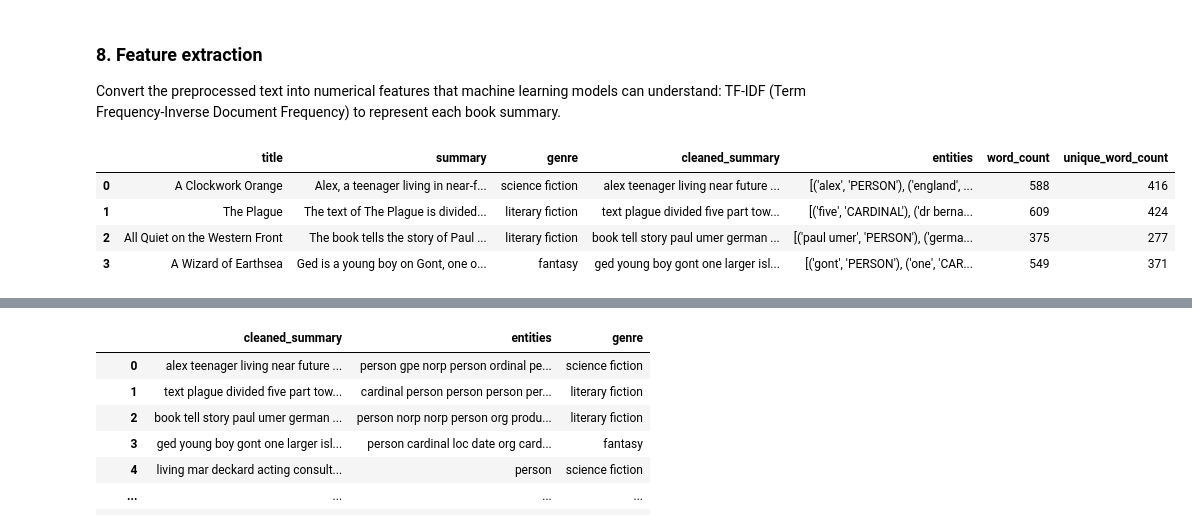
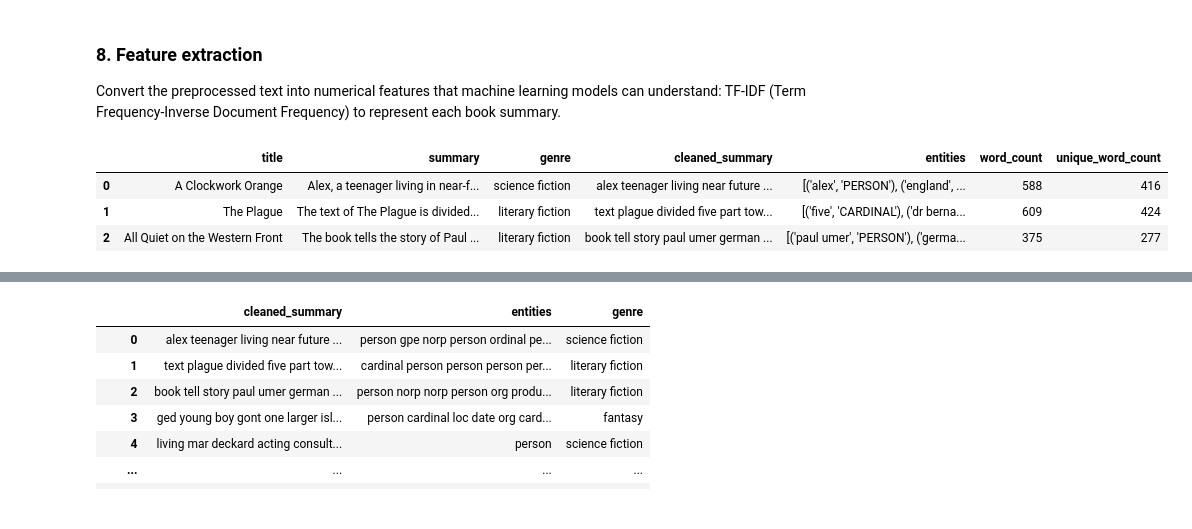
Before and after one commit to foscanit/final_project, a Jupyter notebook: notebooks/Train_models.ipynb, the cells around one changed output, grey strips where cells are left out. Saved outputs shown, nothing was run; the diff lists cells and outputs as text; code cells hidden in the pictures.

```diff
--- a/notebooks/Train_models.ipynb
+++ b/notebooks/Train_models.ipynb
@@ -29,13 +29,12 @@ from xgboost import XGBClassifier
 from sklearn.model_selection import train_test_split
 # %%
 data = pd.read_csv("/Users/usuari/Desktop/Ironhack/BOOTCAMP/projects/final_project/data/model_data.csv")
-data.head(4)
+data.head(3)
 # %% [output]
 |  | title | summary | genre | cleaned_summary | entities | word_count | unique_word_count |
 | 0 | A Clockwork Orange | Alex, a teenager living in near-f... | science fiction | alex teenager living near future ... | [('alex', 'PERSON'), ('england', ... | 588 | 416 |
 | 1 | The Plague | The text of The Plague is divided... | literary fiction | text plague divided five part tow... | [('five', 'CARDINAL'), ('dr berna... | 609 | 424 |
 | 2 | All Quiet on the Western Front | The book tells the story of Paul ... | literary fiction | book tell story paul umer german ... | [('paul umer', 'PERSON'), ('germa... | 375 | 277 |
-| 3 | A Wizard of Earthsea | Ged is a young boy on Gont, one o... | fantasy | ged young boy gont one larger isl... | [('gont', 'PERSON'), ('one', 'CAR... | 549 | 371 |
 # %%
 # I'm going to create a function to modify the column of "entities" so that in every row I have the types of entities that appear but not the specific entities.
 
```
Also changed, not shown: parts of 31 cells of this notebook, 2 other files.
